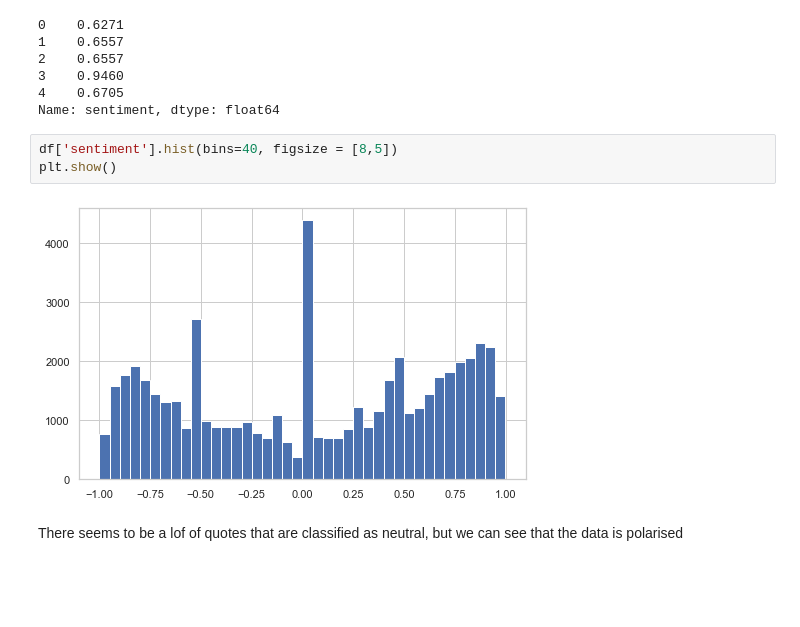
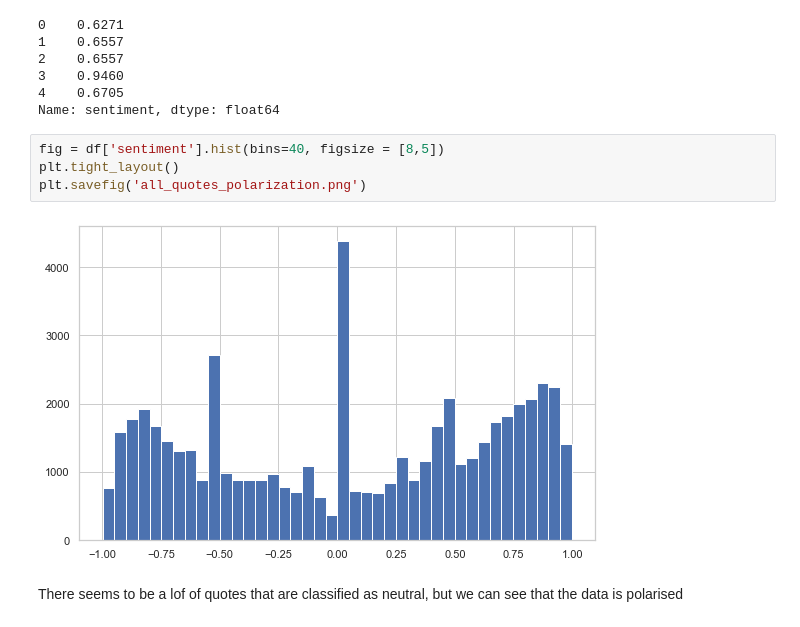
Before and after one commit to epfl-ada/ada-2021-project-concatsanddogs, a Jupyter notebook: Milestone_3_RQ4_sentiment_analysis.ipynb, the cells around one changed output. Saved outputs shown, nothing was run; the diff lists cells and outputs as text; blank space fills up the shorter version.

```diff
--- a/Milestone_3_RQ4_sentiment_analysis.ipynb
+++ b/Milestone_3_RQ4_sentiment_analysis.ipynb
@@ -174,10 +178,11 @@ df['sentiment'].head()
 4    0.6705
 Name: sentiment, dtype: float64
 # %%
-df['sentiment'].hist(bins=40, figsize = [8,5])
-plt.show()
+fig = df['sentiment'].hist(bins=40, figsize = [8,5])
+plt.tight_layout()
+plt.savefig('all_quotes_polarization.png')
 # %% [output]
-[figure, old version]
+[figure, new version]
 # %% [markdown]
 There seems to be a lof of quotes that are classified as neutral, but we can see that the data is polarised
 # %%
```
Also changed, not shown: parts of 11 cells of this notebook.
